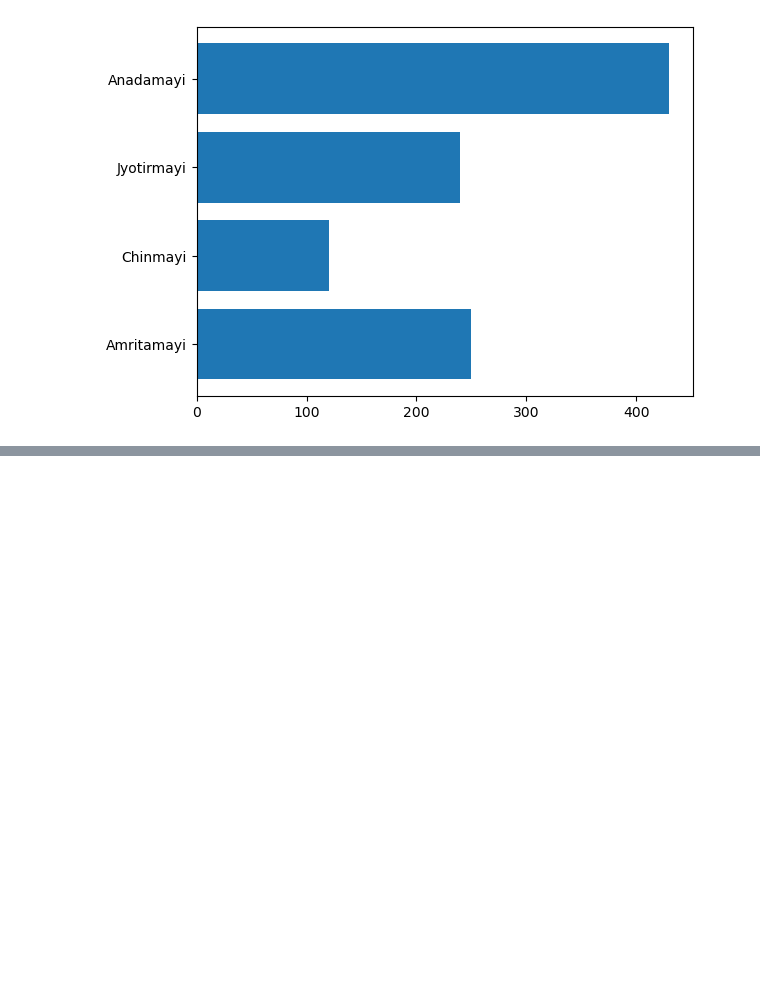
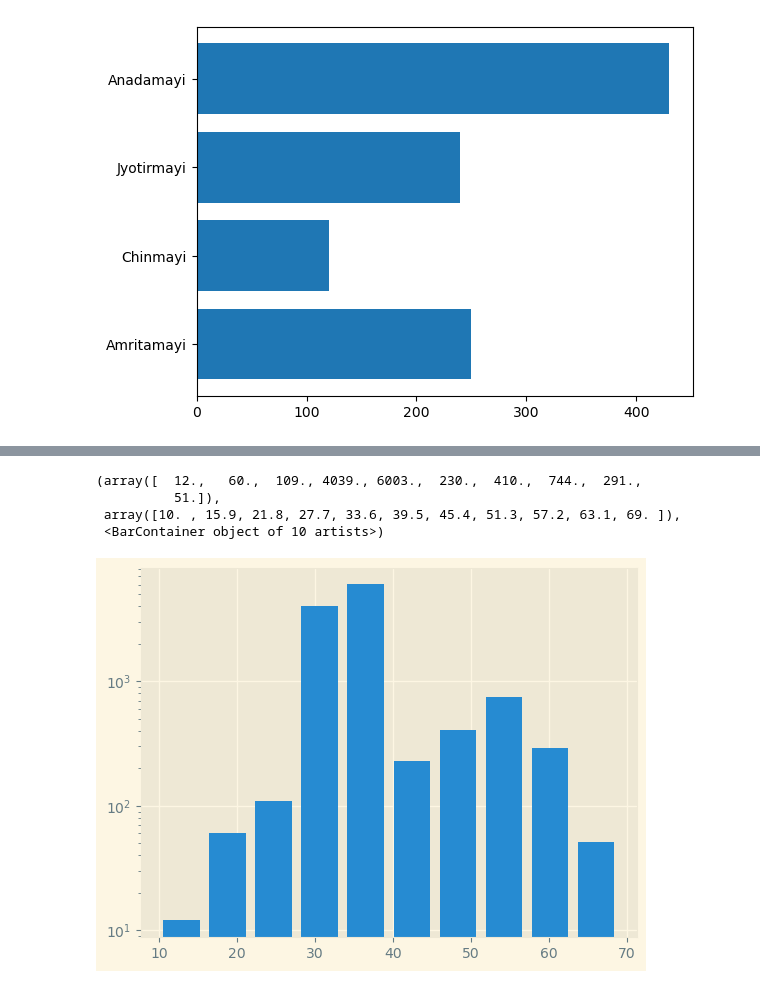
Before and after one commit to Harsith-Panda/Exploratory-Data-Analysis-And-Data-Preprocessing, a Jupyter notebook: Matplotlib.ipynb, the cells around one changed output, grey strips where cells are left out. Drawn from its saved outputs; the diff is of its cells as text; code cells hidden in the pictures; blank space fills up the shorter version.

```diff
--- a/Matplotlib.ipynb
+++ b/Matplotlib.ipynb
@@ -174,0 +229,21 @@ plt.barh(houses, no_stds)
+# %%
+# Handling bin values
+
+# There could be cases where few ranges of bin having more values dimenishing other ranges
+# Hence we could use logarithmic scale for bins
+# Linear scale is where interval is like (0-10, 10-20, 20-30) distance between data points are range are same
+# Logarithmic Scale uses multiplication x10, x100, x 1000 like that, different distance between data ranges.
+# This basically converts y to logarithmic scale
+
+npa = np.load('Practice_Datasets/mpl-1/big-array.npy')
+npa[0]
+
+#plt.hist(npa) # This dimenishes few values due to issue in data range
+
+plt.hist(npa,rwidth=0.8, log = True) # Logarithmic scale solves this issue
+# %% [output]
+(array([  12.,   60.,  109., 4039., 6003.,  230.,  410.,  744.,  291.,
+          51.]),
+ array([10. , 15.9, 21.8, 27.7, 33.6, 39.5, 45.4, 51.3, 57.2, 63.1, 69. ]),
+ <BarContainer object of 10 artists>)
+[figure, added]
```
Also changed, not shown: parts of 13 cells of this notebook, 3 other files.
